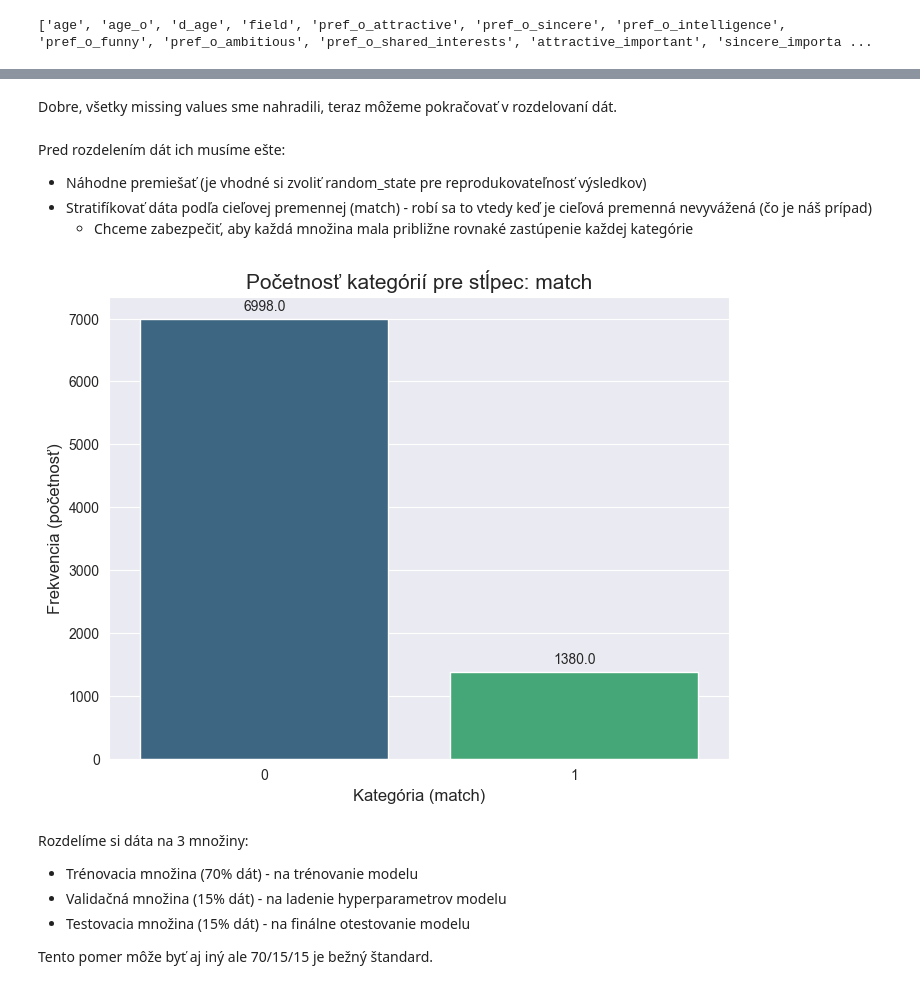
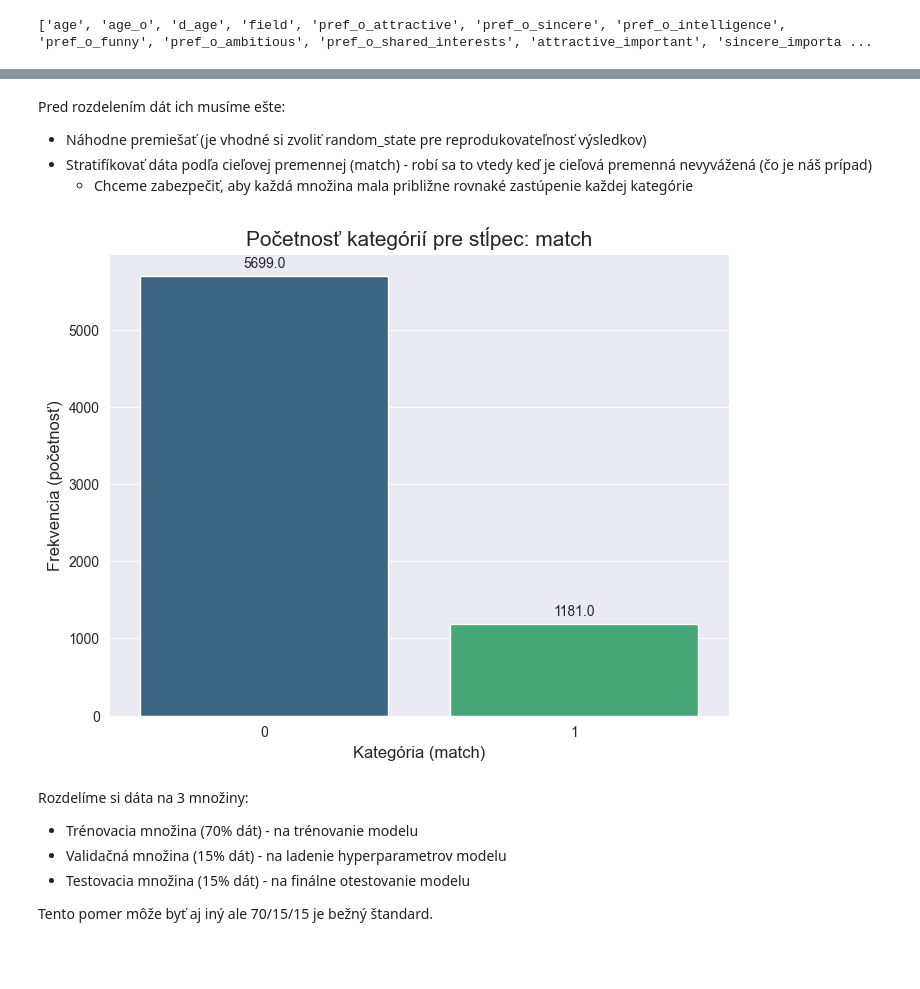
Before and after one commit to Daweed12/ZNEUS_ZS_Vach_Kmet_Duchon, a Jupyter notebook: Project1.ipynb, the cells around one changed output, grey strips where cells are left out. Cells and saved outputs as stored; diff of their text form; code cells hidden in the pictures; blank space fills up the shorter version.

```diff
--- a/Project1.ipynb
+++ b/Project1.ipynb
@@ -6,9 +6,14 @@ import matplotlib.pyplot as plt
 import seaborn as sns
 import scipy.stats as stats
 import math
-
 #sklearn onehotencoder
 from sklearn.preprocessing import OneHotEncoder
+
+import warnings
+warnings.filterwarnings("ignore")
+
+from sklearn.impute import KNNImputer
+impute = KNNImputer()
 # %%
 df=pd.read_csv("speeddating.csv", sep=",")
 df.columns
@@ -90,6 +95,10 @@ df_clean=df.dropna(subset=critical)
 df_clean=df_clean.drop('expected_num_interested_in_me', axis=1)#80% missing hodnôt
 df_clean=df_clean.drop('has_null', axis=1)#zbytočnosť
 df_clean=df_clean.drop('wave', axis=1)#zbytočnosť
+df_clean=df_clean.drop('met', axis=1)#nízka variacia
+df_clean=df_clean.drop('decision', axis=1)#redundancia s match
+df_clean=df_clean.drop('decision_o', axis=1)#redundancia s match
+df_clean=df_clean.drop('d_interests_correlate', axis=1)#zbytočnosť
 
 df_clean = df_clean.apply(pd.to_numeric, errors='ignore')
 df.shape, df_clean.shape
@@ -158,0 +256,5 @@ plt.show()
+# %%
+for attr in df_clean[attributes_to_fill].columns:
+    df_clean[attr] = impute.fit_transform(df_clean[[attr]])
+
+df_clean.isnull().sum()
@@ -383,5 +364,3 @@ Length: 66, dtype: int64
-# %% [markdown]
-Dobre, všetky missing values sme nahradili, teraz môžeme pokračovať v rozdelovaní dát.
 # %% [markdown]
 Pred rozdelením dát ich musíme ešte:
 - Náhodne premiešať (je vhodné si zvoliť random_state pre reprodukovateľnosť výsledkov)
@@ -390,25 +369,25 @@ Pred rozdelením dát ich musíme ešte:
 # %%
 plt.figure(figsize=(8, 6))
 
 # Funkcia sns.countplot automaticky vypočíta počet výskytov každej kategórie
-ax = sns.countplot(x="match", data=df, hue="match", legend=False, palette="viridis")
+ax = sns.countplot(x="match", data=df_clean, hue="match", legend=False, palette="viridis")
 
 # Nastavenie popiskov a názvu
 plt.title(f'Početnosť kategórií pre stĺpec: {"match"}', fontsize=15)
 plt.xlabel(f'Kategória ({"match"})', fontsize=12)
 plt.ylabel('Frekvencia (početnosť)', fontsize=12)
 
 # Vloženie presných čísel (početnosti) nad každý stĺpec
 for p in ax.patches:
     ax.annotate(f'{p.get_height()}',
                 (p.get_x() + p.get_width() / 2., p.get_height()),
                 ha='center', va='center',
                 xytext=(0, 9),
                 textcoords='offset points')
 
 plt.show()
 # %% [output]
-[figure, old version]
+[figure, new version]
 # %% [markdown]
 
 Rozdelíme si dáta na 3 množiny:
```
Also changed, not shown: parts of 20 cells of this notebook.
